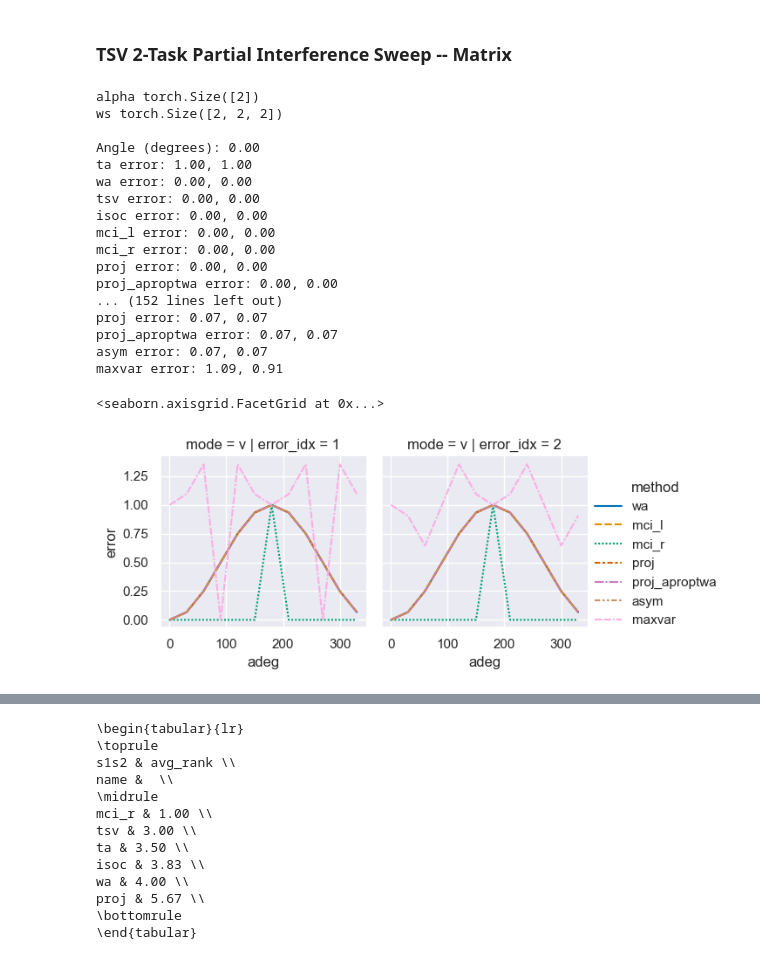
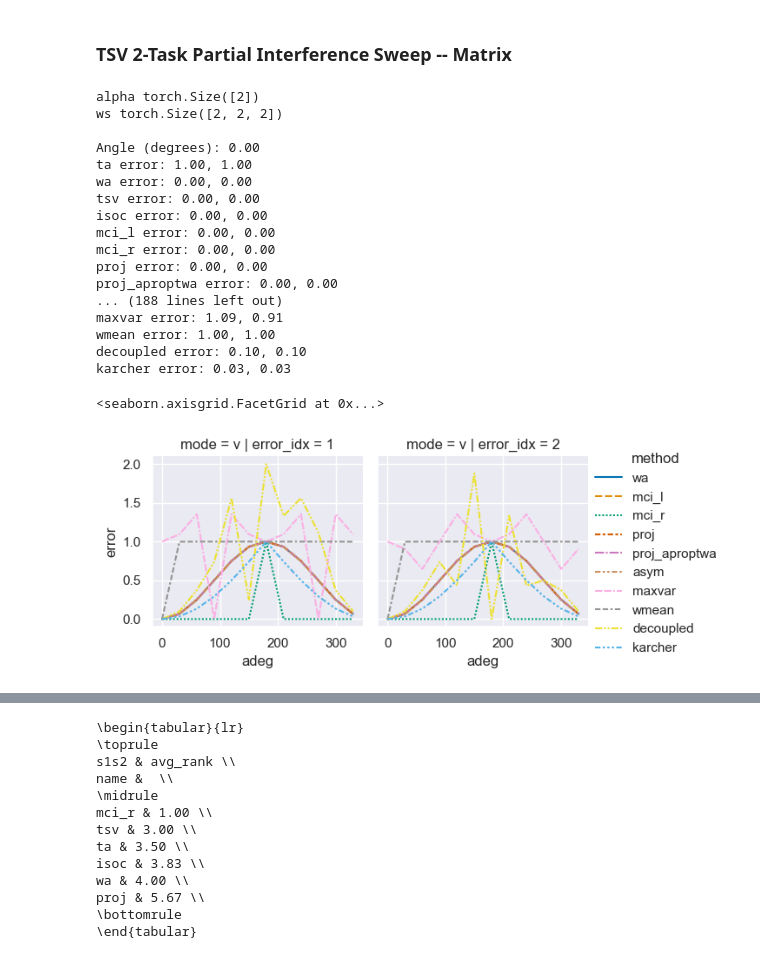
Before and after one commit to AntoAndGar/task_singular_vectors, a Jupyter notebook: anaylsis.ipynb, the cells around one changed output, grey strips where cells are left out. Drawn from its saved outputs; the diff is of its cells as text; code cells hidden in the pictures.

```diff
--- a/anaylsis.ipynb
+++ b/anaylsis.ipynb
@@ -1005,12 +1407,6 @@ import torch
 import math
 import itertools
 import pandas as pd
-
-def merge_isoc(mats):
-    m = sum(mats)
-    u, s, vt = torch.linalg.svd(m)
-    s_mean = s.mean() * torch.ones_like(s)
-    return torch.einsum('ik,k,kj->ij', u, s_mean, vt)
 
 def get_projector_interference(theta_deg, verbose=False, mode='v', sigma_perturb=0.00, sigma_scale=0.0):
     theta_rads = theta_deg/360 * 2*math.pi
@@ -1036,21 +1432,24 @@ def get_projector_interference(theta_deg, verbose=False, mode='v', sigma_perturb
     w_ta = w_targ_1 + w_targ_2
     w_wa = 1/2 * w_ta
     w_tsv = torch.einsum('i,j->ij', u1o, v1o) + torch.einsum('i,j->ij', u2o, v2o)
-    w_isoc = merge_isoc([w_targ_1, w_targ_2])
+    w_isoc = merge_isoc(torch.stack([w_targ_1, w_targ_2]))
     w_mci_l = merge_mci_mats(torch.stack([w_targ_1, w_targ_2]), mode='left')
     w_mci_r = merge_mci_mats(torch.stack([w_targ_1, w_targ_2]), mode='right')
     w_proj = merge_proj(torch.stack([w_targ_1, w_targ_2]))
     w_proj_aproptwa = merge_aproptwa(torch.stack([w_targ_1, w_targ_2]))
     w_asym = merge_wa_asym(torch.stack([w_targ_1, w_targ_2]))
     w_maxvar = merge_maxvar(torch.stack([w_targ_1, w_targ_2]))
+    w_wmean = merge_weighted_mean(torch.stack([w_targ_1, w_targ_2]))
+    w_decoupled = merge_decoupled(torch.stack([w_targ_1, w_targ_2]))
+    w_karcher = karcher_merge_tensors(torch.stack([w_targ_1, w_targ_2]))
 
     if verbose:
         print(f"\nAngle (degrees): {theta_rads * 180 / math.pi:.2f}")
     errors_1 = {}
     errors_2 = {}
     for w, name in zip(
-        [w_ta, w_wa, w_tsv, w_isoc, w_mci_l, w_mci_r, w_proj, w_proj_aproptwa, w_asym, w_maxvar],
-        ['ta', 'wa', 'tsv', 'isoc', 'mci_l',  'mci_r', 'proj', 'proj_aproptwa', 'asym', 'maxvar']):
+        [w_ta, w_wa, w_tsv, w_isoc, w_mci_l, w_mci_r, w_proj, w_proj_aproptwa, w_asym, w_maxvar, w_wmean, w_decoupled, w_karcher],
+        ['ta', 'wa', 'tsv', 'isoc', 'mci_l',  'mci_r', 'proj', 'proj_aproptwa', 'asym', 'maxvar', 'wmean', 'decoupled', 'karcher']):
         y_hat1 = w @ x[:, 0].T  # [D, N]
         y_hat2 = w @ x[:, 1].T  # [D, N]
         y1 = w_targ_1 @ x[:, 0].T  # [D, N]
@@ -1093,38 +1492,47 @@ for mode in ['v']:
             {'adeg': adeg, 'method': 'proj', 'error': errors_2['proj'], 'error_idx': 2, 'mode': mode},
             # proj_aproptwa
             {'adeg': adeg, 'method': 'proj_aproptwa', 'error': errors_1['proj_aproptwa'], 'error_idx': 1, 'mode': mode},
             {'adeg': adeg, 'method': 'proj_aproptwa', 'error': errors_2['proj_aproptwa'], 'error_idx': 2, 'mode': mode},
             # asym
             {'adeg': adeg, 'method': 'asym', 'error': errors_1['asym'], 'error_idx': 1, 'mode': mode},
             {'adeg': adeg, 'method': 'asym', 'error': errors_2['asym'], 'error_idx': 2, 'mode': mode},
             # maxvar
             {'adeg': adeg, 'method': 'maxvar', 'error': errors_1['maxvar'], 'error_idx': 1, 'mode': mode},
             {'adeg': adeg, 'method': 'maxvar', 'error': errors_2['maxvar'], 'error_idx': 2, 'mode': mode},
+            # wmean
+            {'adeg': adeg, 'method': 'wmean', 'error': errors_1['wmean'], 'error_idx': 1, 'mode': mode},
+            {'adeg': adeg, 'method': 'wmean', 'error': errors_2['wmean'], 'error_idx': 2, 'mode': mode},
+            # decoupled
+            {'adeg': adeg, 'method': 'decoupled', 'error': errors_1['decoupled'], 'error_idx': 1, 'mode': mode},
+            {'adeg': adeg, 'method': 'decoupled', 'error': errors_2['decoupled'], 'error_idx': 2, 'mode': mode},
+            # karcher
+            {'adeg': adeg, 'method': 'karcher', 'error': errors_1['karcher'], 'error_idx': 1, 'mode': mode},
+            {'adeg': adeg, 'method': 'karcher', 'error': errors_2['karcher'], 'error_idx': 2, 'mode': mode},
         ])
 
 # Plot the errors for both error_idx values side by side using seaborn
 df = pd.DataFrame(rows)
 sns.relplot(data=df, x='adeg', y='error', style='method', hue='method', col='error_idx', row='mode', kind='line', height=3, aspect=1)
 # %% [output]
 alpha torch.Size([2])
 ws torch.Size([2, 2, 2])
 
 Angle (degrees): 0.00
 ta error: 1.00, 1.00
 wa error: 0.00, 0.00
 tsv error: 0.00, 0.00
 isoc error: 0.00, 0.00
 mci_l error: 0.00, 0.00
 mci_r error: 0.00, 0.00
 proj error: 0.00, 0.00
 proj_aproptwa error: 0.00, 0.00
-... (152 lines left out)
-proj error: 0.07, 0.07
-proj_aproptwa error: 0.07, 0.07
-asym error: 0.07, 0.07
+... (188 lines left out)
 maxvar error: 1.09, 0.91
+wmean error: 1.00, 1.00
+decoupled error: 0.10, 0.10
+karcher error: 0.03, 0.03
 <seaborn.axisgrid.FacetGrid at 0x...>
-[figure, old version]
+[figure, new version]
 # %%
 import itertools
 import pandas as pd
```
Also changed, not shown: parts of 13 cells of this notebook, 3 other files.
